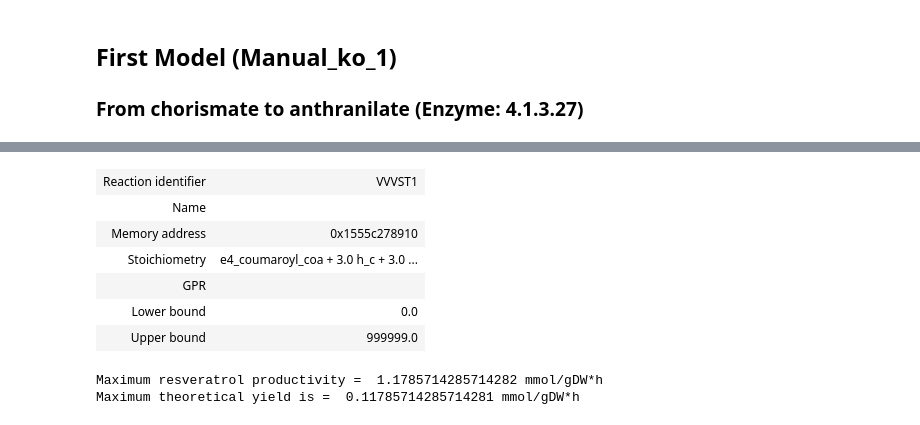
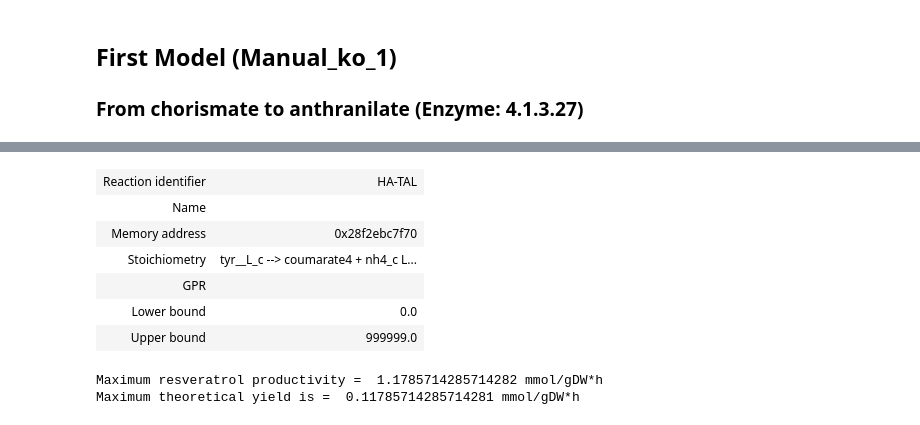
Before and after one commit to 27410/27410-group-assigment-group-4-resveratrol-in-s-cerevisiae, a Jupyter notebook: analysis/07. Manually_derived_models.ipynb, the cells around one changed output, grey strips where cells are left out. Saved outputs shown, nothing was run; the diff lists cells and outputs as text; code cells hidden in the pictures.

```diff
--- a/analysis/07. Manually_derived_models.ipynb
+++ b/analysis/07. Manually_derived_models.ipynb
@@ -103,11 +103,11 @@ model_Manual_ko_1.reactions.ANS
 # %%
 # Yield and productivity from section 3
-model.reactions.get_by_id('VVVST1')
+model.reactions.get_by_id('HA-TAL')
 # %% [output]
-| Reaction identifier | VVVST1 |
+| Reaction identifier | HA-TAL |
 | Name |  |
-| Memory address | 0x1555c278910 |
-| Stoichiometry | e4_coumaroyl_coa + 3.0 h_c + 3.0 ... |
+| Memory address | 0x28f2ebc7f70 |
+| Stoichiometry | tyr__L_c --> coumarate4 + nh4_c L... |
 | GPR |  |
 | Lower bound | 0.0 |
 | Upper bound | 999999.0 |
```
Also changed, not shown: parts of 24 cells of this notebook.
